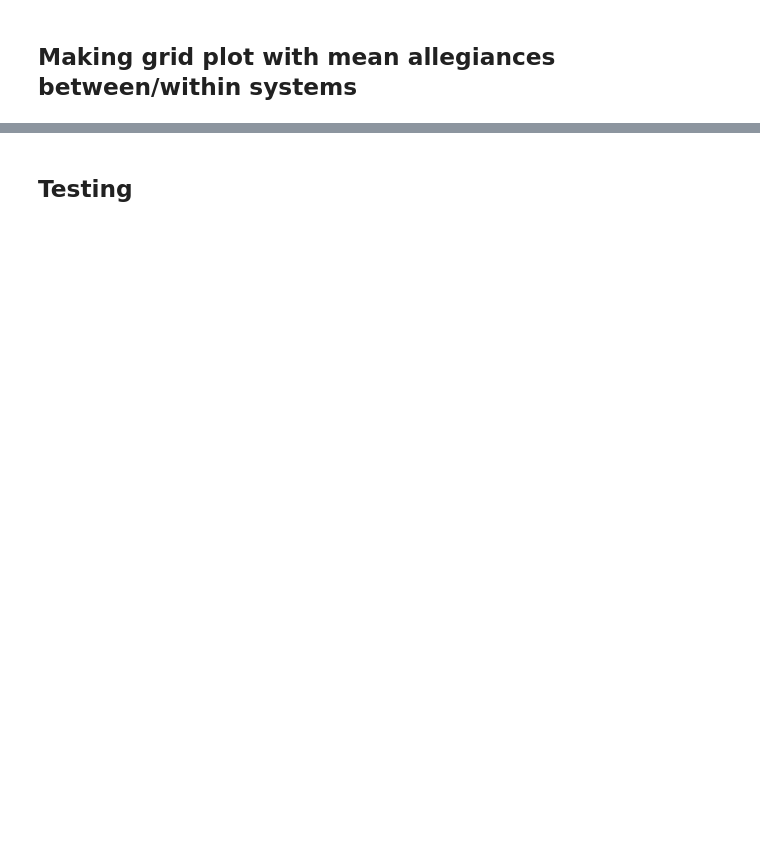
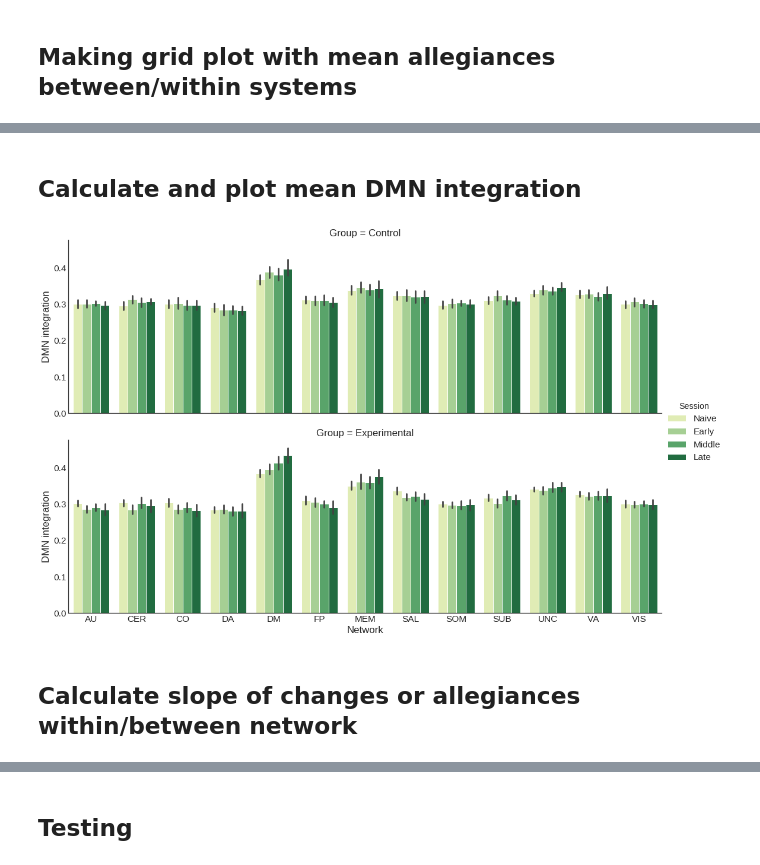
Before and after one commit to kbonna/LearningBrain_networks, a Jupyter notebook: notebooks/LB-08_allegiance_matrices_plotting.ipynb, the cells around one changed output, grey strips where cells are left out. Drawn from its saved outputs; the diff is of its cells as text; code cells hidden in the pictures; blank space fills up the shorter version.

Commit message:
new visualizations added

```diff
--- a/notebooks/LB-08_allegiance_matrices_plotting.ipynb
+++ b/notebooks/LB-08_allegiance_matrices_plotting.ipynb
@@ -89,2 +97,0 @@ for i, vec in enumerate(group_vectors):
-# %%
-M = AMsort[0, 0, :, :]
@@ -95,8 +97,0 @@ fc_cartography(M, modules)
-# %%
-fc_cart = np.zeros((46, 4, 13, 13))
-
-def
-for i in range(46):
-    for j in range(4):
-        M = AMsort[i,j,:,:]
-        fc_cart[i, j, :, :] = networks.fc_cartography(M, modules)
@@ -223,0 +165,32 @@ array(['AU', 'CER', 'CO', 'DA', 'DM', 'FP', 'MEM', 'SAL', 'SOM', 'SUB',
+# %% [markdown]
+Calculate and plot mean DMN integration
+----------------------------------------
+# %%
+#--- calculate mean integration for each network
+
+integ = pd.DataFrame()
+subs = trained_subs.iloc[:,0].values
+
+for i, sub in enumerate(subs):
+    for j, ses in enumerate(ses_lab):
+        for k, elem in enumerate(np.unique(modules)):
+            dmn_integ = NA[i, j, 4, k]
+
+            result = pd.DataFrame([[sub, ses, np.unique(modules)[k], dmn_integ]],
+                                  columns=['sub', 'Session', 'Network', 'DMN integration'])
+            integ = pd.concat([integ, result], axis = 0)
+
+#--- merge with pandas dataframe with group assignment
+integ = pd.merge(trained_subs, integ, on="sub")
+integ = integ.rename(index=str, columns={"group": "Group"})
+
+#--- plot DMN integration
+plt.rcParams["axes.labelsize"] = 20
+sns.set(font_scale = 1.4)
+plt.style.use('seaborn-white')
+g = sns.catplot(x="Network", y="DMN integration", hue="Session", kind="bar", row = 'Group', data=integ, height=5, aspect = 3, palette = "YlGn")
+# %% [output]
+[figure, added]
+# %% [markdown]
+Calculate slope of changes or allegiances within/between network
+--------------------------------------------------------------------
```
Also changed, not shown: parts of 46 cells of this notebook, 8 other files.
